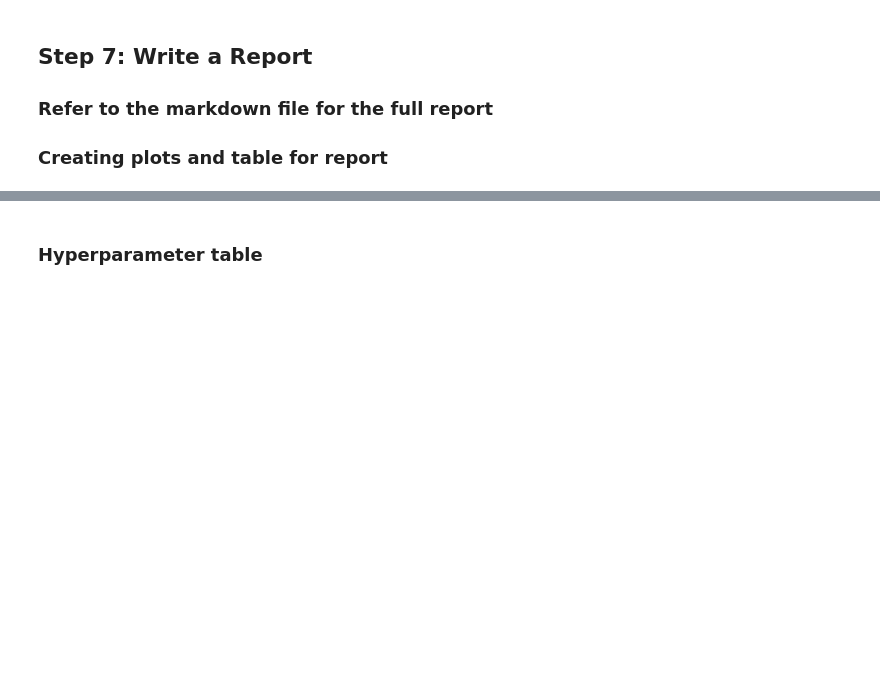
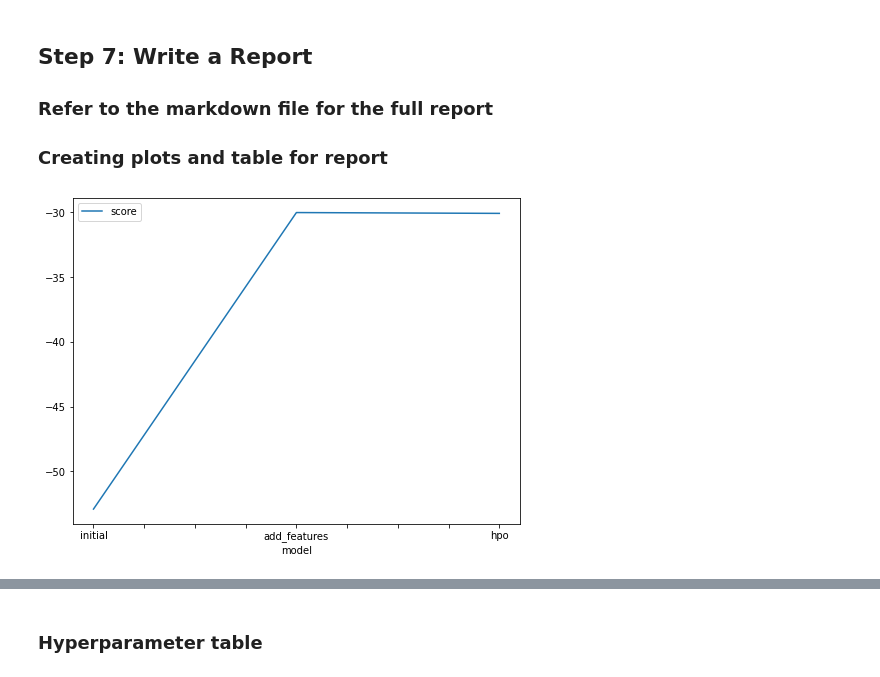
Before and after one commit to chloeqiao/mle-nd-project1-starter, a Jupyter notebook: project/project-template.ipynb, the cells around one changed output, grey strips where cells are left out. Drawn from its saved outputs; the diff is of its cells as text; code cells hidden in the pictures; blank space fills up the shorter version.

```diff
--- a/project/project-template.ipynb
+++ b/project/project-template.ipynb
@@ -421,5 +432,6 @@ submission_new_features.to_csv("submission_new_features.csv", index=False)
 * Options are to change the AutoGluon higher level parameters or the individual model hyperparameters.
 * The hyperparameters of the models themselves that are in AutoGluon. Those need the `hyperparameter` and `hyperparameter_tune_kwargs` arguments.
 # %%
-predictor_new_hpo = TabularPredictor(label='count', eval_metric='root_mean_squared_error', learner_kwargs={'ignored_columns':['casual','registered']}).fit(train, num_bag_folds=5, num_bag_sets=1, num_stack_levels=1, presets='best_quality')
+# predictor_new_hpo = TabularPredictor(label='count', eval_metric='root_mean_squared_error', learner_kwargs={'ignored_columns':['casual','registered']}).fit(train, num_bag_folds=10, num_stack_levels=2, time_limit=1200, presets='best_quality')
+predictor_new_hpo = TabularPredictor(label='count', eval_metric='root_mean_squared_error', learner_kwargs={'ignored_columns':['casual','registered']}).fit(train, num_bag_folds=15, num_bag_sets=15, time_limit=900, presets='best_quality')
 # %% [output]
@@ -507,13 +524,17 @@ submission.csv               2022-12-24 19:57:14  first raw submission
 # %%
 # Taking the top model score from each training run and creating a line plot to show improvement
 # You can create these in the notebook and save them to PNG or use some other tool (e.g. google sheets, excel)
 fig = pd.DataFrame(
     {
         "model": ["initial", "add_features", "hpo"],
-        "score": [?, ?, ?]
+        "score": [predictor.leaderboard(silent=True)['score_val'][0],
+                  predictor_new_features.leaderboard(silent=True)['score_val'][0],
+                  predictor_new_hpo.leaderboard(silent=True)['score_val'][0]]
     }
 ).plot(x="model", y="score", figsize=(8, 6)).get_figure()
 fig.savefig('model_train_score.png')
+# %% [output]
+[figure, added]
 # %%
 # Take the 3 kaggle scores and creating a line plot to show improvement
 fig = pd.DataFrame(
```
Also changed, not shown: parts of 23 cells of this notebook, 4 other files.
